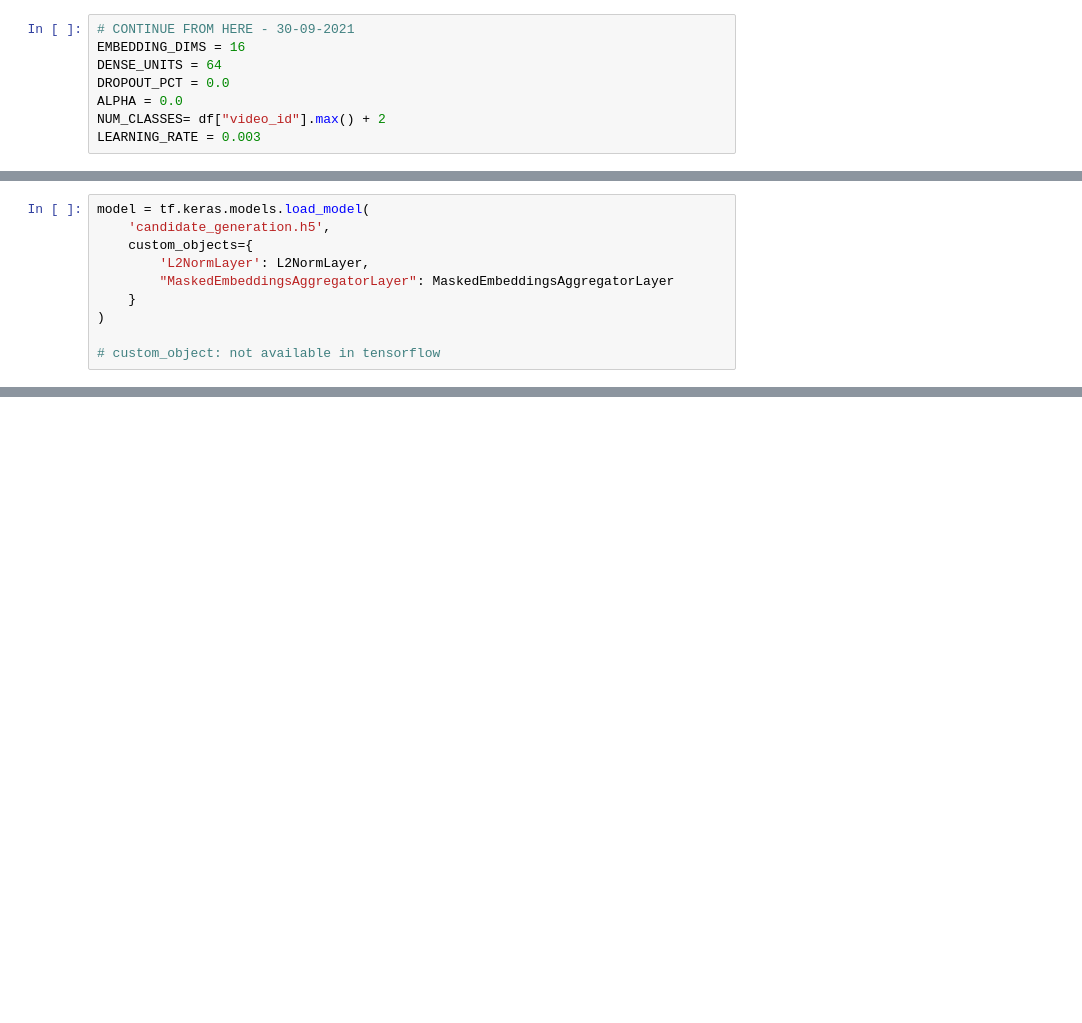
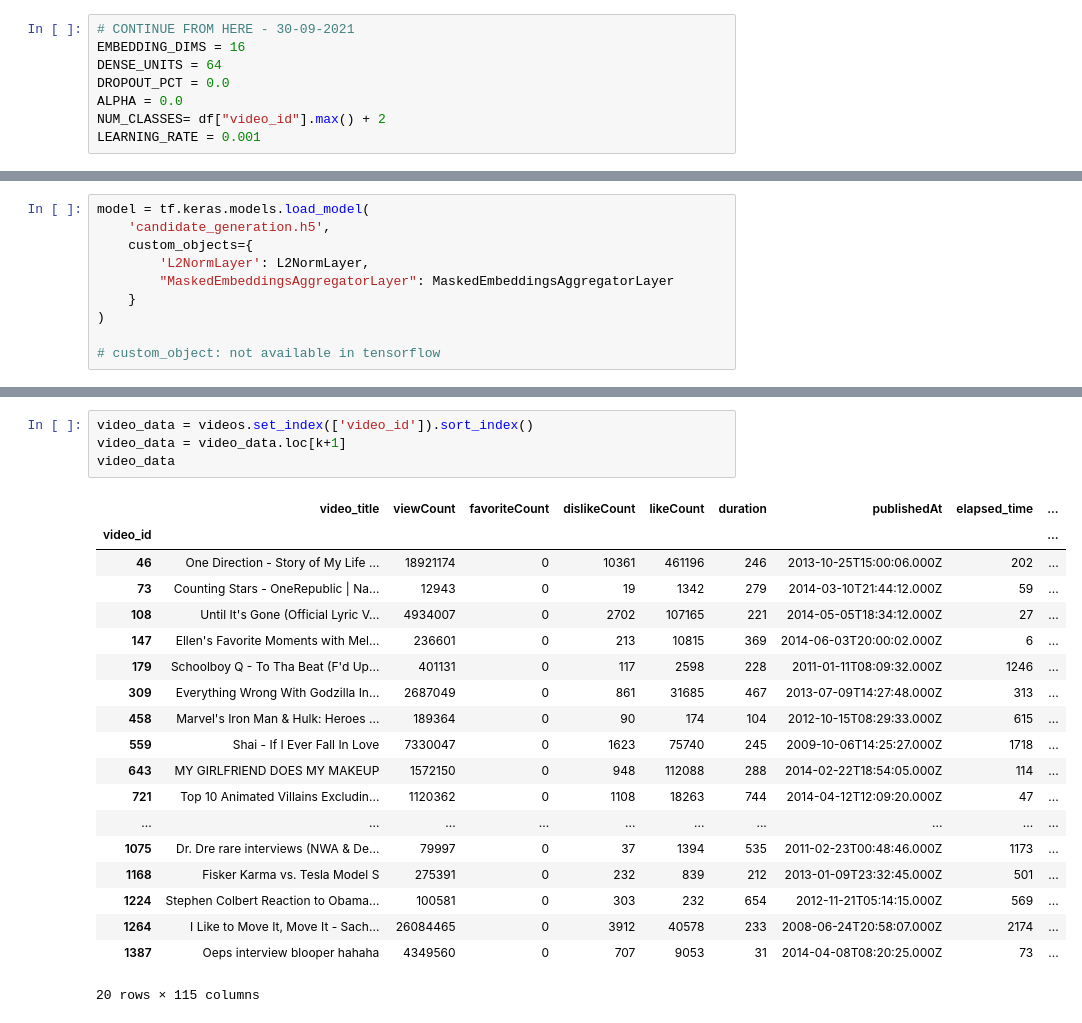
Before and after one commit to Cumbercubie/Youtube-Deep-Neural-Network, a Jupyter notebook: NewDataImplement.ipynb, the cells around one changed output, grey strips where cells are left out. Cells and saved outputs as stored; diff of their text form; blank space fills up the shorter version.

```diff
--- a/NewDataImplement.ipynb
+++ b/NewDataImplement.ipynb
@@ -187,7 +239,7 @@ DENSE_UNITS = 64
 DROPOUT_PCT = 0.0
 ALPHA = 0.0
 NUM_CLASSES= df["video_id"].max() + 2
-LEARNING_RATE = 0.003
+LEARNING_RATE = 0.001
 # %%
 
 import tensorflow as tf
@@ -483,0 +600,24 @@ model = tf.keras.models.load_model(
+# %%
+video_data = videos.set_index(['video_id']).sort_index()
+video_data = video_data.loc[k+1]
+video_data
+# %% [output]
+|  | video_title | viewCount | favoriteCount | dislikeCount | likeCount | duration | publishedAt | elapsed_time | ... |
+| video_id |  |  |  |  |  |  |  |  | ... |
+| 46 | One Direction - Story of My Life ... | 18921174 | 0 | 10361 | 461196 | 246 | 2013-10-25T15:00:06.000Z | 202 | ... |
+| 73 | Counting Stars - OneRepublic | Na... | 12943 | 0 | 19 | 1342 | 279 | 2014-03-10T21:44:12.000Z | 59 | ... |
+| 108 | Until It's Gone (Official Lyric V... | 4934007 | 0 | 2702 | 107165 | 221 | 2014-05-05T18:34:12.000Z | 27 | ... |
+| 147 | Ellen's Favorite Moments with Mel... | 236601 | 0 | 213 | 10815 | 369 | 2014-06-03T20:00:02.000Z | 6 | ... |
+| 179 | Schoolboy Q - To Tha Beat (F'd Up... | 401131 | 0 | 117 | 2598 | 228 | 2011-01-11T08:09:32.000Z | 1246 | ... |
+| 309 | Everything Wrong With Godzilla In... | 2687049 | 0 | 861 | 31685 | 467 | 2013-07-09T14:27:48.000Z | 313 | ... |
+| 458 | Marvel's Iron Man & Hulk: Heroes ... | 189364 | 0 | 90 | 174 | 104 | 2012-10-15T08:29:33.000Z | 615 | ... |
+| 559 | Shai - If I Ever Fall In Love | 7330047 | 0 | 1623 | 75740 | 245 | 2009-10-06T14:25:27.000Z | 1718 | ... |
+| 643 | MY GIRLFRIEND DOES MY MAKEUP | 1572150 | 0 | 948 | 112088 | 288 | 2014-02-22T18:54:05.000Z | 114 | ... |
+| 721 | Top 10 Animated Villains Excludin... | 1120362 | 0 | 1108 | 18263 | 744 | 2014-04-12T12:09:20.000Z | 47 | ... |
+| ... | ... | ... | ... | ... | ... | ... | ... | ... | ... |
+| 1075 | Dr. Dre rare interviews (NWA & De... | 79997 | 0 | 37 | 1394 | 535 | 2011-02-23T00:48:46.000Z | 1173 | ... |
+| 1168 | Fisker Karma vs. Tesla Model S | 275391 | 0 | 232 | 839 | 212 | 2013-01-09T23:32:45.000Z | 501 | ... |
+| 1224 | Stephen Colbert Reaction to Obama... | 100581 | 0 | 303 | 232 | 654 | 2012-11-21T05:14:15.000Z | 569 | ... |
+| 1264 | I Like to Move It, Move It - Sach... | 26084465 | 0 | 3912 | 40578 | 233 | 2008-06-24T20:58:07.000Z | 2174 | ... |
+| 1387 | Oeps interview blooper hahaha | 4349560 | 0 | 707 | 9053 | 31 | 2014-04-08T08:20:25.000Z | 73 | ... |
+20 rows × 115 columns
```
Also changed, not shown: parts of 34 cells of this notebook, 2 other files.
